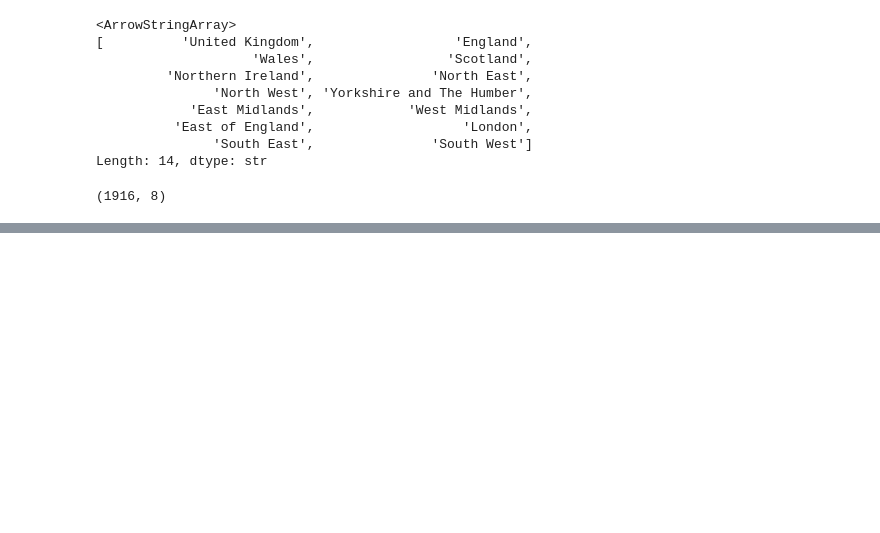
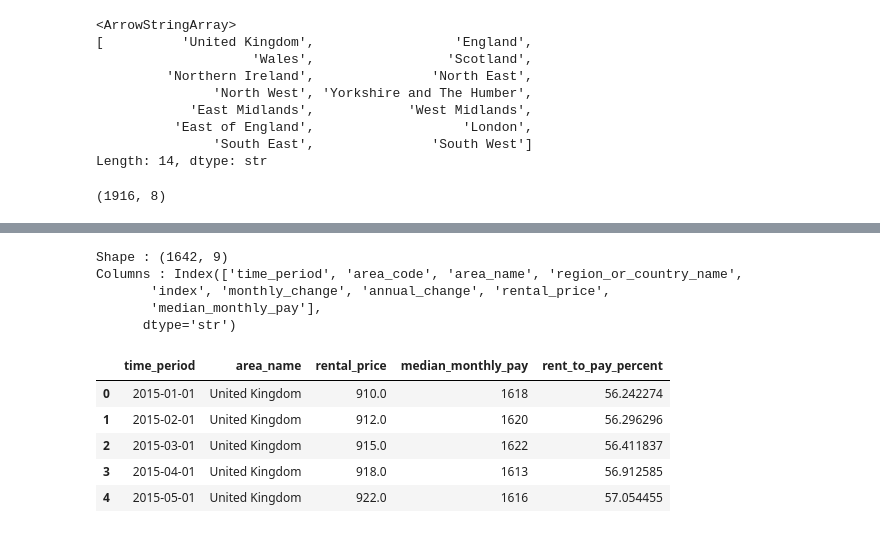
Before and after one commit to Puffinscatz/uk-affordability-analysis, a Jupyter notebook: notebooks/02_data_cleaning.ipynb, the cells around one changed output, grey strips where cells are left out. Saved outputs shown, nothing was run; the diff lists cells and outputs as text; code cells hidden in the pictures; blank space fills up the shorter version.

```diff
--- a/notebooks/02_data_cleaning.ipynb
+++ b/notebooks/02_data_cleaning.ipynb
@@ -251,0 +366,19 @@ rent_regions.to_csv(
+# %%
+# Standardise UK name in wages dataset
+wages["area_name"] = wages["area_name"].replace({
+    "UK": "United Kingdom"
+})
+# %%
+#Drop Engalnd from rent
+
+rent = rent[rent["area_name"] != "England"].copy()
+# %%
+# Merge two datasets on time period and area name
+affordability = pd.merge(
+    rent,
+    wages,
+    on=["time_period", "area_name"],
+    how="inner"
+)
+
+affordability.head()
@@ -251,0 +392,34 @@ rent_regions.to_csv(
+# %%
+print ("Shape :", affordability.shape)
+print ("Columns :", affordability.columns)
+# %% [output]
+Shape : (1642, 9)
+Columns : Index(['time_period', 'area_code', 'area_name', 'region_or_country_name',
+       'index', 'monthly_change', 'annual_change', 'rental_price',
+       'median_monthly_pay'],
+      dtype='str')
+# %%
+# Create affordability metric
+
+affordability["rent_to_pay_percent"] = (
+    affordability["rental_price"] / affordability["median_monthly_pay"]
+) * 100
+# %%
+# Inspect
+
+affordability[
+    [
+        "time_period",
+        "area_name",
+        "rental_price",
+        "median_monthly_pay",
+        "rent_to_pay_percent"
+    ]
+].head()
+# %% [output]
+|  | time_period | area_name | rental_price | median_monthly_pay | rent_to_pay_percent |
+| 0 | 2015-01-01 | United Kingdom | 910.0 | 1618 | 56.242274 |
+| 1 | 2015-02-01 | United Kingdom | 912.0 | 1620 | 56.296296 |
+| 2 | 2015-03-01 | United Kingdom | 915.0 | 1622 | 56.411837 |
+| 3 | 2015-04-01 | United Kingdom | 918.0 | 1613 | 56.912585 |
+| 4 | 2015-05-01 | United Kingdom | 922.0 | 1616 | 57.054455 |
```
Also changed, not shown: parts of 17 cells of this notebook, 3 other files.
